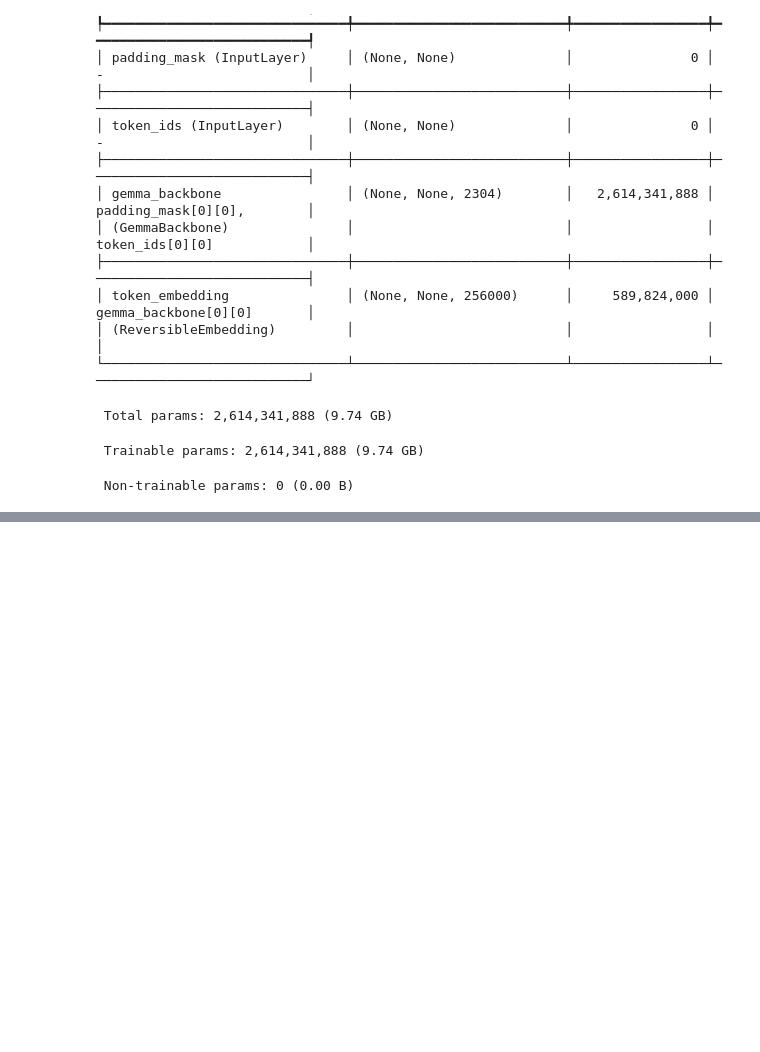
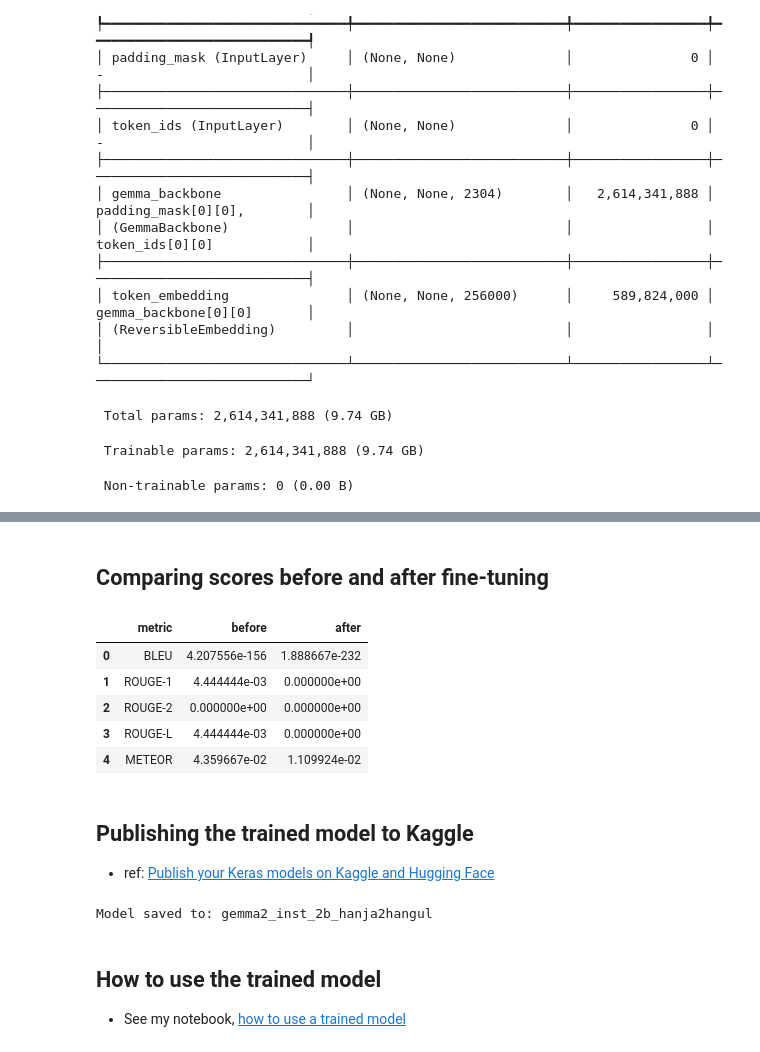
Before and after one commit to cy4ego/google-unlock-global-communicateion-with-gemma, a Jupyter notebook: gemma2_fine_tune_keras.ipynb, the cells around one changed output, grey strips where cells are left out. Saved outputs shown, nothing was run; the diff lists cells and outputs as text; code cells hidden in the pictures; blank space fills up the shorter version.

Commit message:
Update requirements.txt and gemma2_fine_tune.ipynb; add readme.md

```diff
--- a/gemma2_fine_tune_keras.ipynb
+++ b/gemma2_fine_tune_keras.ipynb
@@ -349,0 +336,2 @@ Epoch 2/2
+# %%
+test_data["predict"] = test_data["hanja"].apply(lambda x: extract_response(text_gen_with_few_shot(x, few_shot)))
@@ -349,0 +344,9 @@ Epoch 2/2
+# %%
+score_names = ('BLEU', 'ROUGE-1', 'ROUGE-2', 'ROUGE-L', 'METEOR')
+before_scores = []
+before_scores.append(gemma_score(test_data, score_fn=sentence_bleu))
+scorer = rouge_scorer.RougeScorer(['rouge1', 'rouge2', 'rougeL'], use_stemmer=True)
+before_scores.extend(list(gemma_score(test_data, score_fn=scorer)))
+before_scores.append(gemma_score(test_data, score_fn=meteor_score))
+before_scores_df = pd.DataFrame({'metric': score_names, 'before': before_scores})
+before_scores_df
@@ -389,0 +585,10 @@ text_gen('詣懿陵, 親祭, 仍詣貞陵, 親祭。')  # https://sillok.history
+# %%
+test_data["predict"] = test_data["hanja"].apply(lambda x: extract_response(text_gen_with_few_shot(x, few_shot)))
+# %%
+after_scores = []
+after_scores.append(gemma_score(test_data, score_fn=sentence_bleu))
+scorer = rouge_scorer.RougeScorer(['rouge1', 'rouge2', 'rougeL'], use_stemmer=True)
+after_scores.extend(list(gemma_score(test_data, score_fn=scorer)))
+after_scores.append(gemma_score(test_data, score_fn=meteor_score))
+after_scores_df = pd.DataFrame({'metric': score_names, 'after': after_scores})
+after_scores_df
@@ -389,0 +617,15 @@ text_gen('詣懿陵, 親祭, 仍詣貞陵, 親祭。')  # https://sillok.history
+# %% [markdown]
+## Comparing scores before and after fine-tuning
+# %%
+scores_df = before_scores_df.merge(after_scores_df, on='metric', how='left')
+scores_df
+# %% [output]
+|  | metric | before | after |
+| 0 | BLEU | 4.207556e-156 | 1.888667e-232 |
+| 1 | ROUGE-1 | 4.444444e-03 | 0.000000e+00 |
+| 2 | ROUGE-2 | 0.000000e+00 | 0.000000e+00 |
+| 3 | ROUGE-L | 4.444444e-03 | 0.000000e+00 |
+| 4 | METEOR | 4.359667e-02 | 1.109924e-02 |
+# %% [markdown]
+## Publishing the trained model to Kaggle
+- ref: [Publish your Keras models on Kaggle and Hugging Face](https://developers.googleblog.com/en/publish-your-keras-models-on-kaggle-and-hugging-face/)
@@ -389,0 +636,11 @@ text_gen('詣懿陵, 親祭, 仍詣貞陵, 親祭。')  # https://sillok.history
+# %%
+# You can just the best weights from the .h5 file
+# Don't need to run the following commands
+preset_dir = 'gemma2_inst_2b_hanja2hangul'
+gemma.save_to_preset(preset_dir)
+print(f"Model saved to: {preset_dir}")
+# %% [output]
+Model saved to: gemma2_inst_2b_hanja2hangul
+# %% [markdown]
+## How to use the trained model
+- See my notebook, [how to use a trained model](https://www.kaggle.com/code/cy4ego/gemma2-how-to-use-a-trained-model)
```
Also changed, not shown: parts of 81 cells of this notebook, 2 other files.
